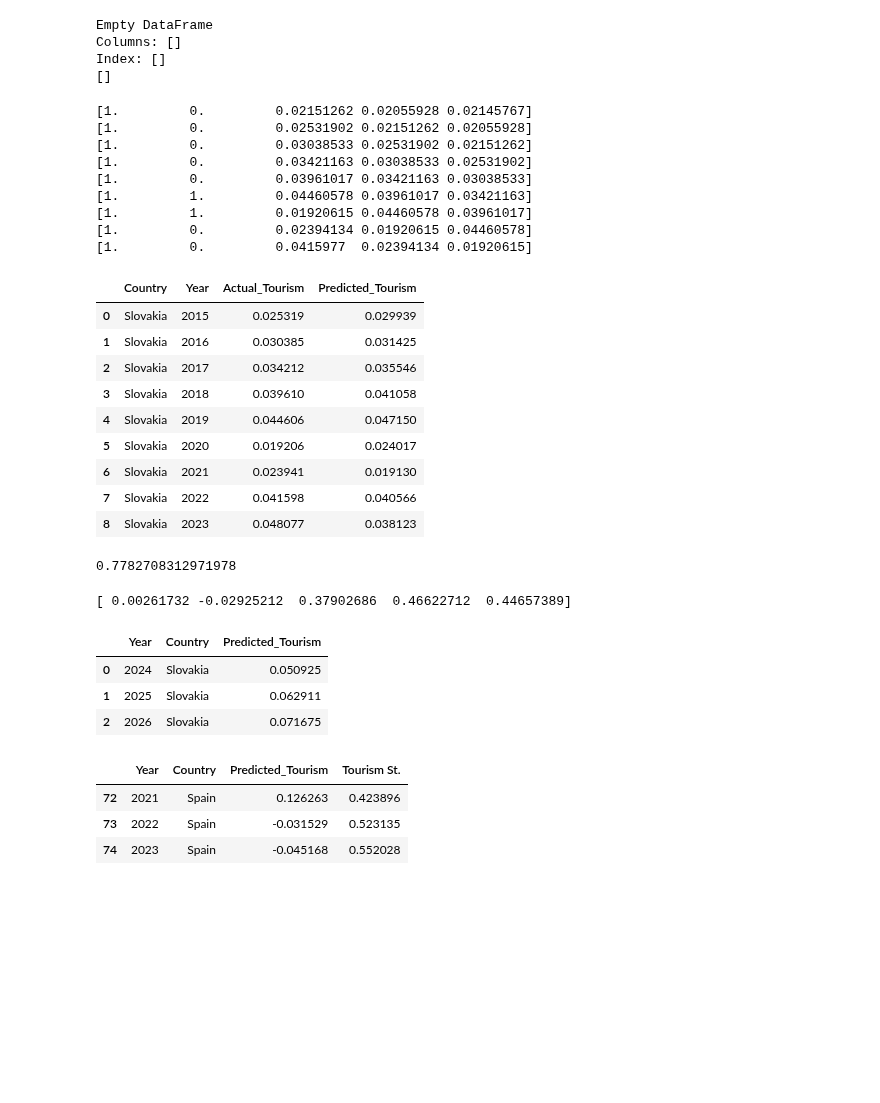
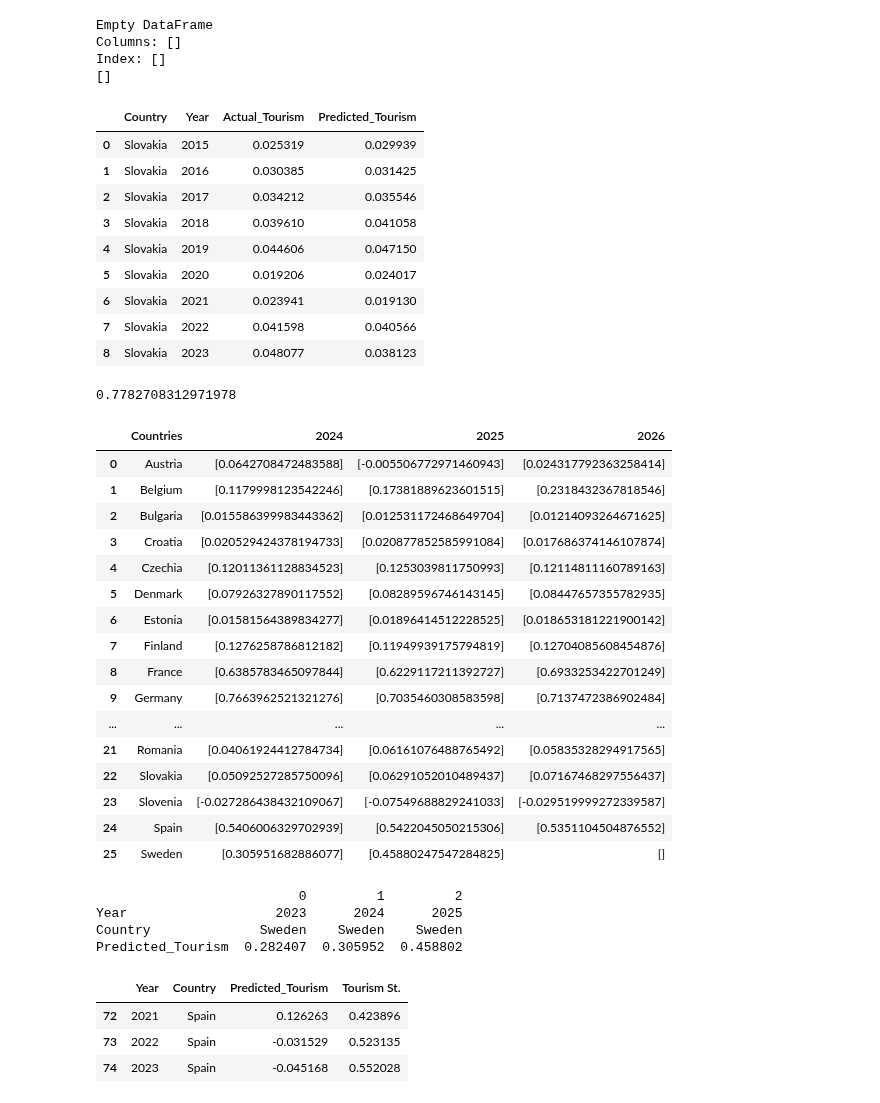
Before and after one commit to swbehan/RoadQualityWork, a Jupyter notebook: datasets/preprocessed-datasets/time_series_predictions copy 2.ipynb, the cells around one changed output. Drawn from its saved outputs; the diff is of its cells as text; code cells hidden in the pictures; blank space fills up the shorter version.

```diff
--- a/datasets/preprocessed-datasets/time_series_predictions copy 2.ipynb
+++ b/datasets/preprocessed-datasets/time_series_predictions copy 2.ipynb
@@ -103,7 +103,7 @@ Columns: []
 Index: []
 []
 # %%
-def fit_regression_(X, y):
+def fit_regression(X, y):
     Xt = X.T
     XtX = np.dot(Xt, X)
     XtX_inv = np.linalg.inv(XtX)
@@ -149,15 +148,6 @@ def get_country_years_pred(data, country, lag = 3):
 prev_year_result = get_country_years_pred(data, "Slovakia")
 prev_year_result
 # %% [output]
-[1.         0.         0.02151262 0.02055928 0.02145767]
-[1.         0.         0.02531902 0.02151262 0.02055928]
-[1.         0.         0.03038533 0.02531902 0.02151262]
-[1.         0.         0.03421163 0.03038533 0.02531902]
-[1.         0.         0.03961017 0.03421163 0.03038533]
-[1.         1.         0.04460578 0.03961017 0.03421163]
-[1.         1.         0.01920615 0.04460578 0.03961017]
-[1.         0.         0.02394134 0.01920615 0.04460578]
-[1.         0.         0.0415977  0.02394134 0.01920615]
 |  | Country | Year | Actual_Tourism | Predicted_Tourism |
 | 0 | Slovakia | 2015 | 0.025319 | 0.029939 |
 | 1 | Slovakia | 2016 | 0.030385 | 0.031425 |
@@ -214,16 +204,61 @@ def get_country_prediction(data, country, lag=3):
                    'Predicted_Tourism': pred_list}
 
     return pd.DataFrame(predictions)
+# %%
+EU_countries_list = [
+    'Austria', "Belgium", "Bulgaria", "Croatia", "Czechia",
+    "Denmark", "Estonia", "Finland", "France", "Germany", "Greece", "Hungary",
+    "Ireland", "Italy", "Latvia", "Lithuania", "Luxembourg", "Malta",
+    "Netherlands", "Poland", "Portugal", "Romania", "Slovakia", "Slovenia",
+    "Spain", "Sweden"]
+
+np.set_printoptions(suppress=True)
+for country in EU_countries_list:
+    pred = get_country_prediction(data, country, lag = 3)
+#print(pred)
+# %%
+rows = []
+for country in EU_countries_list:
+    result = get_country_prediction(data, country, lag=3)
+    result.sort_values(by=['Year'])
+    pred_2024 = result[result["Year"] == 2024]["Predicted_Tourism"].values
+    pred_2025 = result[result["Year"] == 2025]["Predicted_Tourism"].values
+    pred_2026 = result[result["Year"] == 2026]["Predicted_Tourism"].values
+
+    rows.append({'Countries': country,
+                 2024: pred_2024,
+                 2025: pred_2025,
+                 2026: pred_2026})
+
+curse = pd.DataFrame(rows)
+curse
+# %% [output]
+|  | Countries | 2024 | 2025 | 2026 |
+| 0 | Austria | [0.0642708472483588] | [-0.005506772971460943] | [0.024317792363258414] |
+| 1 | Belgium | [0.1179998123542246] | [0.17381889623601515] | [0.2318432367818546] |
+| 2 | Bulgaria | [0.015586399983443362] | [0.012531172468649704] | [0.01214093264671625] |
+| 3 | Croatia | [0.020529424378194733] | [0.020877852585991084] | [0.017686374146107874] |
+| 4 | Czechia | [0.12011361128834523] | [0.1253039811750993] | [0.12114811160789163] |
+| 5 | Denmark | [0.07926327890117552] | [0.08289596746143145] | [0.08447657355782935] |
+| 6 | Estonia | [0.01581564389834277] | [0.01896414512228525] | [0.018653181221900142] |
+| 7 | Finland | [0.1276258786812182] | [0.11949939175794819] | [0.12704085608454876] |
+| 8 | France | [0.6385783465097844] | [0.6229117211392727] | [0.6933253422701249] |
+| 9 | Germany | [0.7663962521321276] | [0.7035460308583598] | [0.7137472386902484] |
+| ... | ... | ... | ... | ... |
+| 21 | Romania | [0.04061924412784734] | [0.06161076488765492] | [0.05835328294917565] |
+| 22 | Slovakia | [0.05092527285750096] | [0.06291052010489437] | [0.07167468297556437] |
+| 23 | Slovenia | [-0.027286438432109067] | [-0.07549688829241033] | [-0.029519999272339587] |
+| 24 | Spain | [0.5406006329702939] | [0.5422045050215306] | [0.5351104504876552] |
+| 25 | Sweden | [0.305951682886077] | [0.45880247547284825] | [] |
 # %%
-result = get_country_prediction(data, "Slovakia", lag=3)
 result.sort_values(by=['Year'])
-result
+results_t = result.T
+print(results_t)
 # %% [output]
-[ 0.00261732 -0.02925212  0.37902686  0.46622712  0.44657389]
+                          0         1         2
+Year                   2023      2024      2025
+Country              Sweden    Sweden    Sweden
+Predicted_Tourism  0.282407  0.305952  0.458802
-|  | Year | Country | Predicted_Tourism |
-| 0 | 2024 | Slovakia | 0.050925 |
-| 1 | 2025 | Slovakia | 0.062911 |
-| 2 | 2026 | Slovakia | 0.071675 |
 # %%
 def visualization(data, st_data):
     min_trips = data['NumTrips'].min()
```
Also changed, not shown: parts of 2 cells of this notebook.
